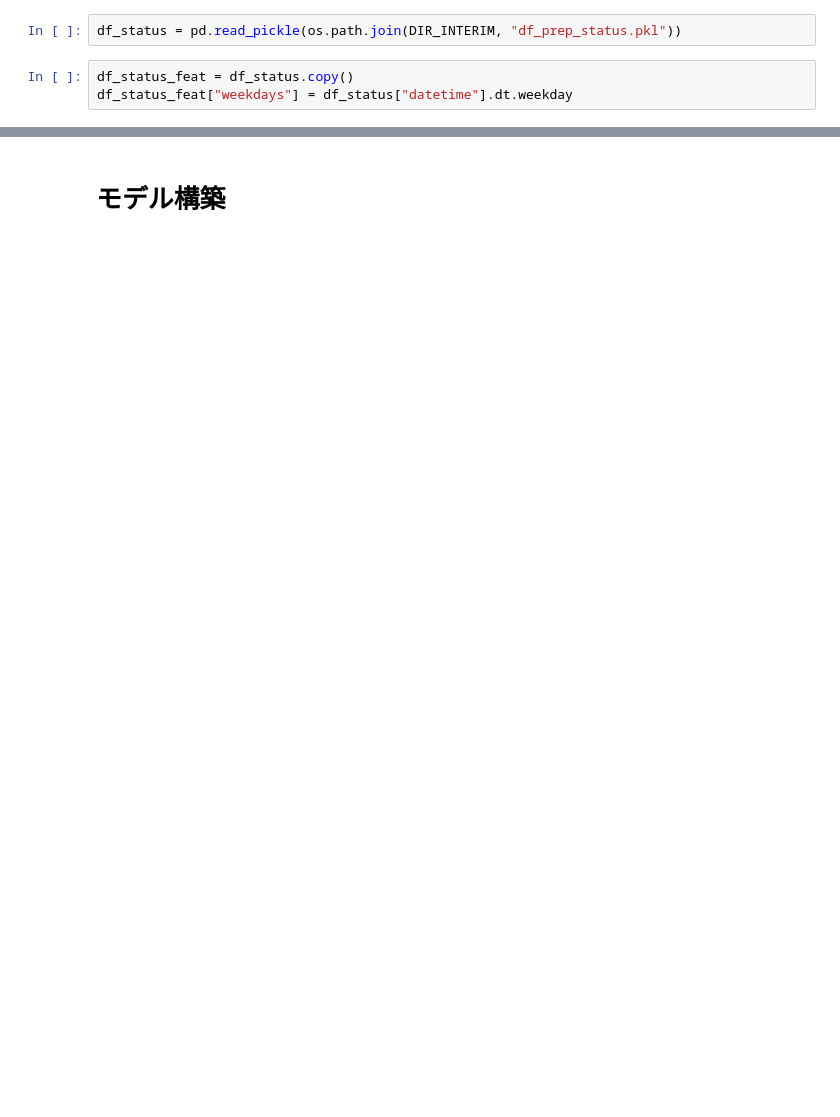
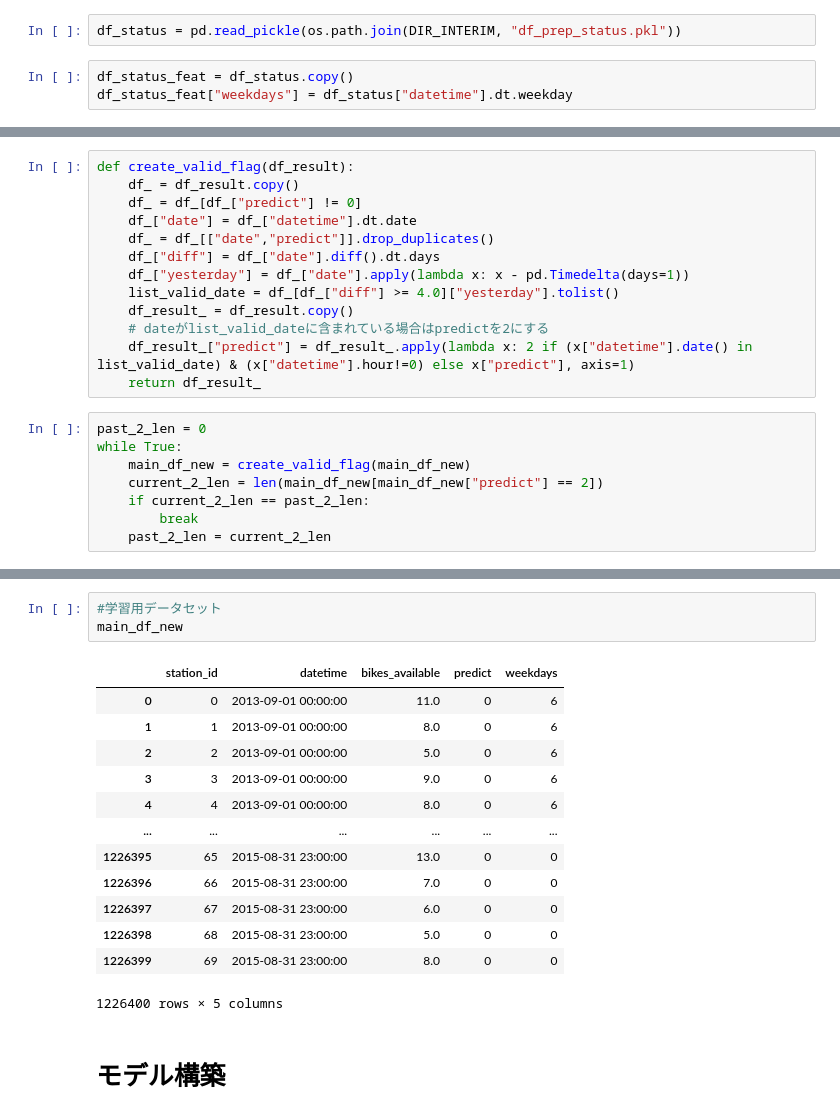
Before and after one commit to snoopy0420/atma_udemy, a Jupyter notebook: notebooks/baseline.ipynb, the cells around one changed output, grey strips where cells are left out. Drawn from its saved outputs; the diff is of its cells as text; blank space fills up the shorter version.

```diff
--- a/notebooks/baseline.ipynb
+++ b/notebooks/baseline.ipynb
@@ -469,0 +467,21 @@ train_df.head()
+# %%
+def create_valid_flag(df_result):
+    df_ = df_result.copy()
+    df_ = df_[df_["predict"] != 0]
+    df_["date"] = df_["datetime"].dt.date
+    df_ = df_[["date","predict"]].drop_duplicates()
+    df_["diff"] = df_["date"].diff().dt.days
+    df_["yesterday"] = df_["date"].apply(lambda x: x - pd.Timedelta(days=1))
+    list_valid_date = df_[df_["diff"] >= 4.0]["yesterday"].tolist()
+    df_result_ = df_result.copy()
+    # dateがlist_valid_dateに含まれている場合はpredictを2にする
+    df_result_["predict"] = df_result_.apply(lambda x: 2 if (x["datetime"].date() in list_valid_date) & (x["datetime"].hour!=0) else x["predict"], axis=1)
+    return df_result_
+# %%
+past_2_len = 0
+while True:
+    main_df_new = create_valid_flag(main_df_new)
+    current_2_len = len(main_df_new[main_df_new["predict"] == 2])
+    if current_2_len == past_2_len:
+        break
+    past_2_len = current_2_len
@@ -470,2 +496,19 @@ train_df.head()
+# %%
+#学習用データセット
+main_df_new
+# %% [output]
+|  | station_id | datetime | bikes_available | predict | weekdays |
+| 0 | 0 | 2013-09-01 00:00:00 | 11.0 | 0 | 6 |
+| 1 | 1 | 2013-09-01 00:00:00 | 8.0 | 0 | 6 |
+| 2 | 2 | 2013-09-01 00:00:00 | 5.0 | 0 | 6 |
+| 3 | 3 | 2013-09-01 00:00:00 | 9.0 | 0 | 6 |
+| 4 | 4 | 2013-09-01 00:00:00 | 8.0 | 0 | 6 |
+| ... | ... | ... | ... | ... | ... |
+| 1226395 | 65 | 2015-08-31 23:00:00 | 13.0 | 0 | 0 |
+| 1226396 | 66 | 2015-08-31 23:00:00 | 7.0 | 0 | 0 |
+| 1226397 | 67 | 2015-08-31 23:00:00 | 6.0 | 0 | 0 |
+| 1226398 | 68 | 2015-08-31 23:00:00 | 5.0 | 0 | 0 |
+| 1226399 | 69 | 2015-08-31 23:00:00 | 8.0 | 0 | 0 |
+1226400 rows × 5 columns
 # %% [markdown]
 # モデル構築
```
Also changed, not shown: parts of 61 cells of this notebook, 5 other files.
